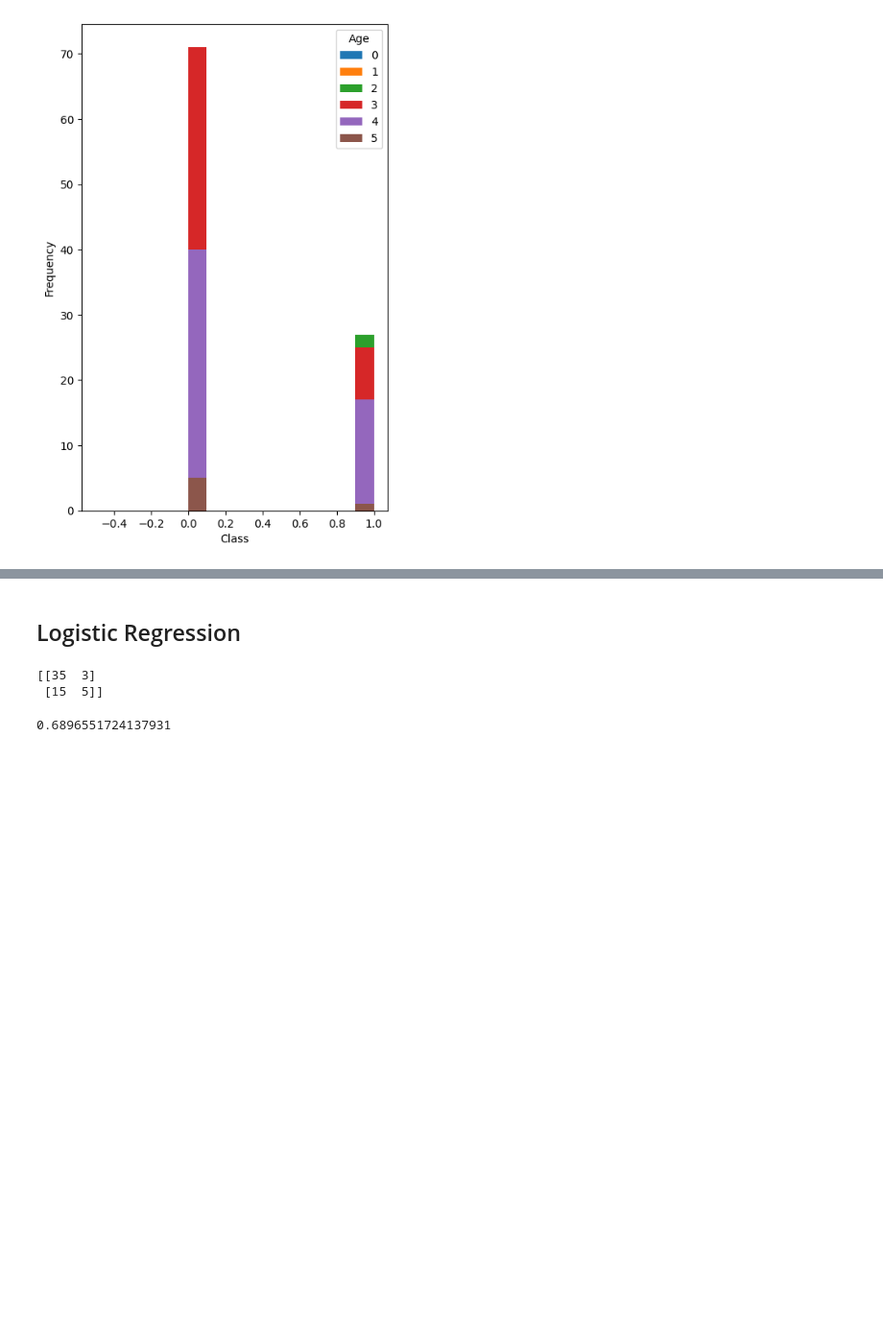
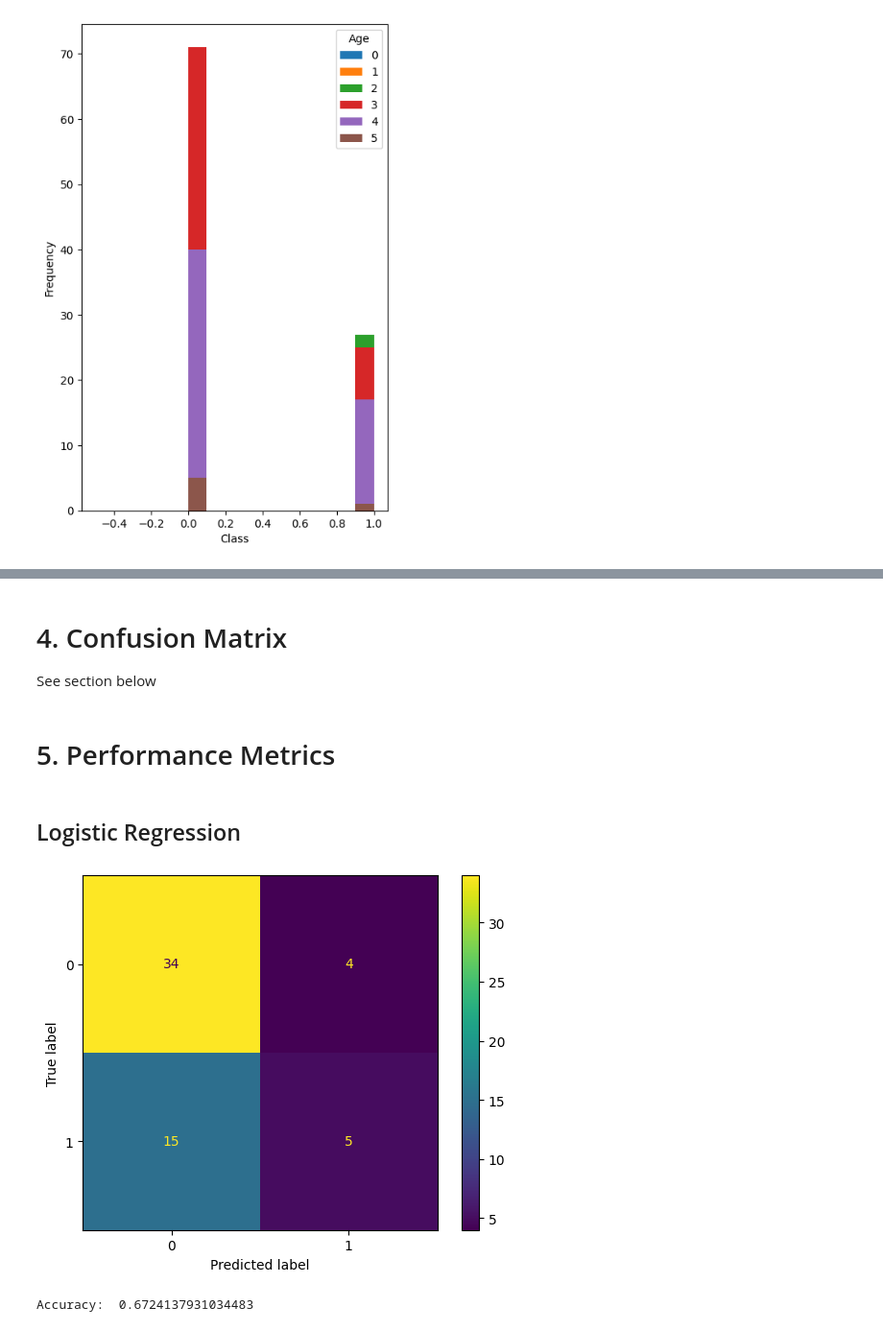
Before and after one commit to AnthonySanchez150/CECS456-Project, a Jupyter notebook: breast_cancer.ipynb, the cells around one changed output, grey strips where cells are left out. Shown at 96% size. Cells and saved outputs as stored; diff of their text form; code cells hidden in the pictures; blank space fills up the shorter version.

Commit message:
Improved section headers and overall organization
Also did the following:
- Fixed data cleaning of missing values
- Added code for finding the best accuracy and PCA components for each model

```diff
--- a/breast_cancer.ipynb
+++ b/breast_cancer.ipynb
@@ -44,0 +66,10 @@ y = dataset.iloc[:, 0].values
+# %%
+from sklearn.impute import SimpleImputer
+
+si = SimpleImputer(missing_values="?", strategy="most_frequent")
+si.fit(X[:,4:])
+X[:,4:] = si.transform(X[:,4:])
+
+print("Missing values:\n")
+print("node-caps\t",np.any(X[:,4] == "?"))
+print("irradiat\t",np.any(X[:,7] == "?"))
@@ -204,19 +230,24 @@ X_test = pca.transform(X_test)
+# %% [markdown]
+# 4. Confusion Matrix
+
+See section below
+# %% [markdown]
+# 5. Performance Metrics
 # %% [markdown]
 ## Logistic Regression
 # %%
 from sklearn.linear_model import LogisticRegression
 classifier = LogisticRegression(random_state=0)
 classifier.fit(X_train,y_train)
 
-from sklearn.metrics import confusion_matrix, accuracy_score
+from sklearn.metrics import ConfusionMatrixDisplay, accuracy_score
 y_pred = classifier.predict(X_test)
-cm = confusion_matrix(y_test,y_pred)
+ConfusionMatrixDisplay.from_predictions(y_test,y_pred)
 
-print(cm)
-accuracy_score(y_test,y_pred)
+plt.show()
+print("Accuracy: ",accuracy_score(y_test,y_pred))
 # %% [output]
+[figure, added]
-[[35  3]
- [15  5]]
+Accuracy:  0.6724137931034483
-0.6896551724137931
 # %% [markdown]
 ## Support Vector Machine
```
Also changed, not shown: parts of 45 cells of this notebook.
